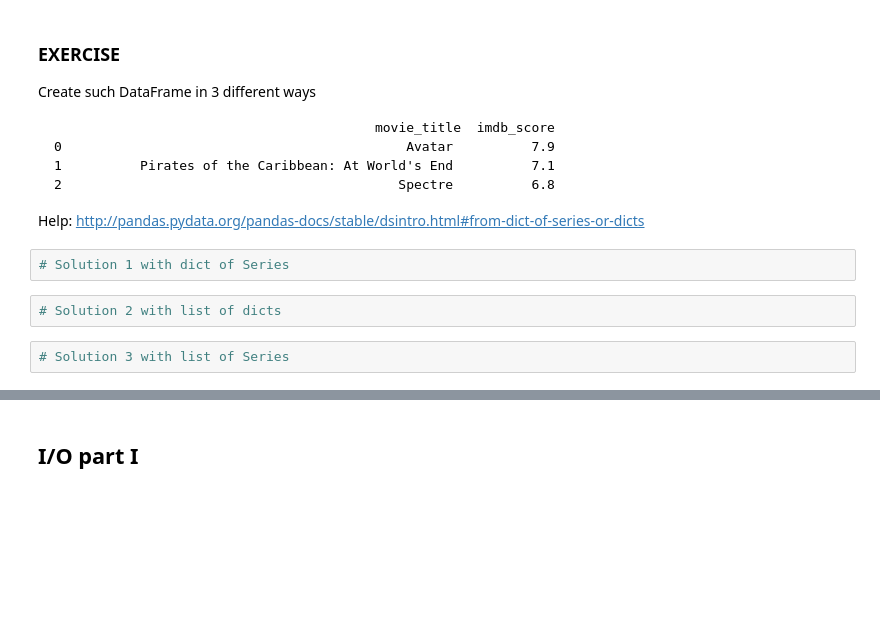
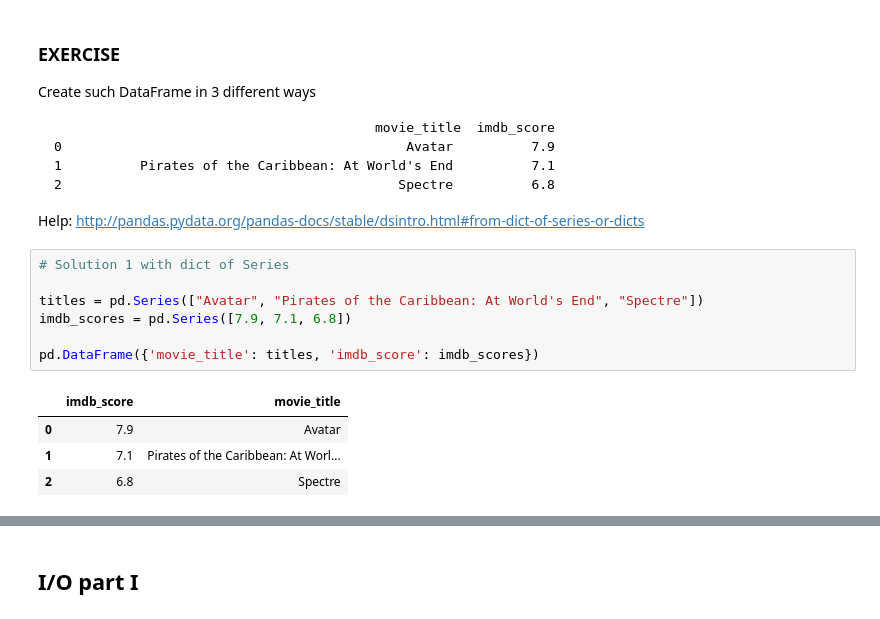
Before and after one commit to grechut/first-steps-with-pandas, a Jupyter notebook: pyconpl-workshop/first-steps-with-pandas-with-solutions.ipynb, the cells around one changed output, grey strips where cells are left out. Saved outputs shown, nothing was run; the diff lists cells and outputs as text; blank space fills up the shorter version.

````diff
--- a/pyconpl-workshop/first-steps-with-pandas-with-solutions.ipynb
+++ b/pyconpl-workshop/first-steps-with-pandas-with-solutions.ipynb
@@ -202,9 +203,15 @@ Create such DataFrame in 3 different ways
 ```
 
 Help: http://pandas.pydata.org/pandas-docs/stable/dsintro.html#from-dict-of-series-or-dicts
-# %%
-# Solution 1 with dict of Series
-# %%
-# Solution 2 with list of dicts
-# %%
-# Solution 3 with list of Series
+# %%
+# Solution 1 with dict of Series
+
+titles = pd.Series(["Avatar", "Pirates of the Caribbean: At World's End", "Spectre"])
+imdb_scores = pd.Series([7.9, 7.1, 6.8])
+
+pd.DataFrame({'movie_title': titles, 'imdb_score': imdb_scores})
+# %% [output]
+|  | imdb_score | movie_title |
+| 0 | 7.9 | Avatar |
+| 1 | 7.1 | Pirates of the Caribbean: At Worl... |
+| 2 | 6.8 | Spectre |
````
Also changed, not shown: parts of 8 cells of this notebook.
